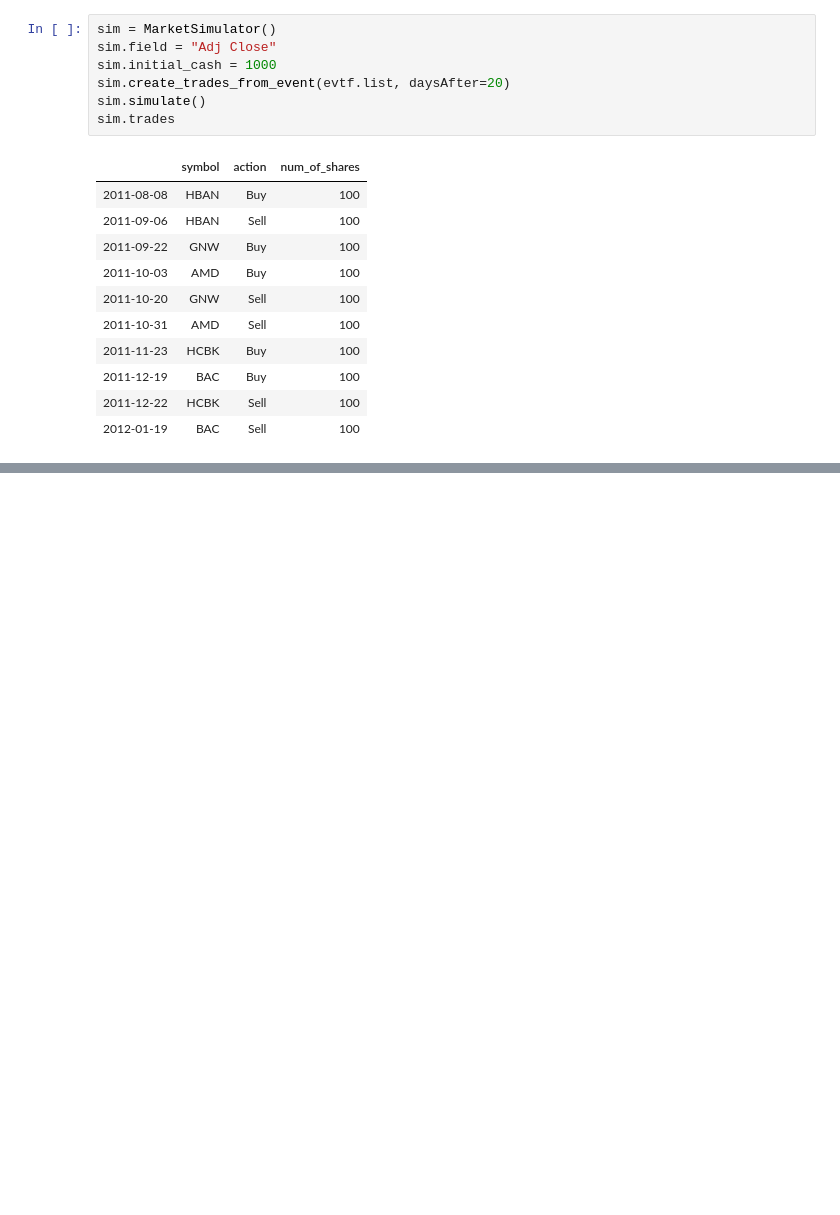
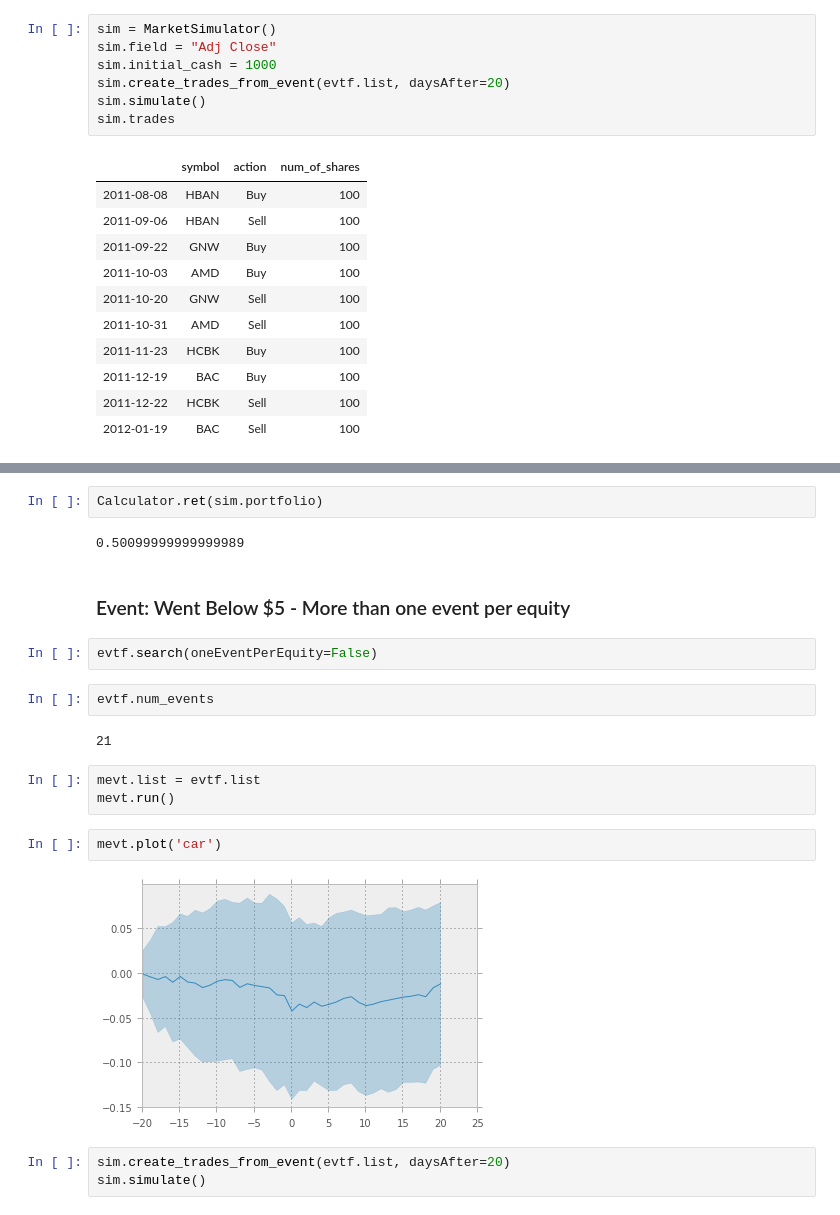
Before and after one commit to danielfrg/PythonFinance, a Jupyter notebook: examples/Combining/Events and Simulator.ipynb, the cells around one changed output, grey strips where cells are left out. Saved outputs shown, nothing was run; the diff lists cells and outputs as text; blank space fills up the shorter version.

```diff
--- a/examples/Combining/Events and Simulator.ipynb
+++ b/examples/Combining/Events and Simulator.ipynb
@@ -68,0 +72,22 @@ sim.portfolio.plot()
+# %%
+Calculator.ret(sim.portfolio)
+# %% [output]
+0.50099999999999989
+# %% [markdown]
+### Event: Went Below $5 - More than one event per equity
+# %%
+evtf.search(oneEventPerEquity=False)
+# %%
+evtf.num_events
+# %% [output]
+21
+# %%
+mevt.list = evtf.list
+mevt.run()
+# %%
+mevt.plot('car')
+# %% [output]
+[figure, added]
+# %%
+sim.create_trades_from_event(evtf.list, daysAfter=20)
+sim.simulate()
```
Also changed, not shown: parts of 6 cells of this notebook, 1 other file.
